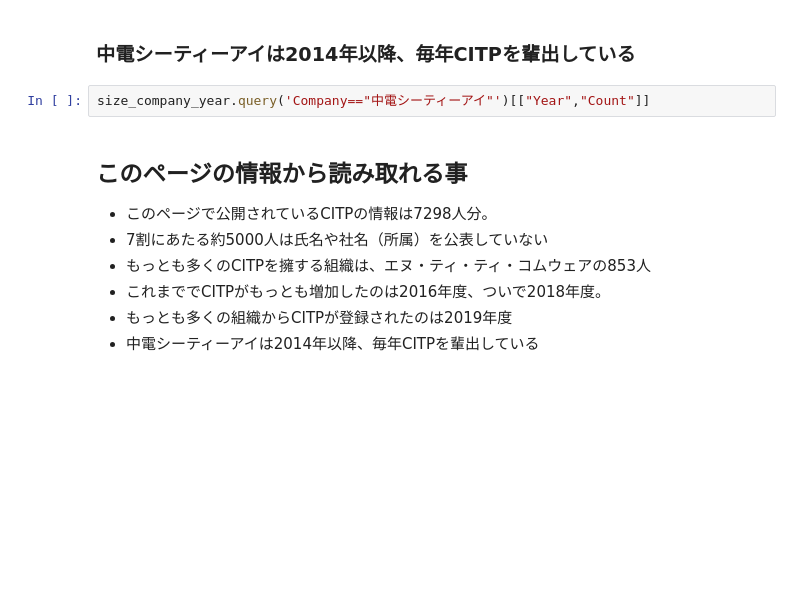
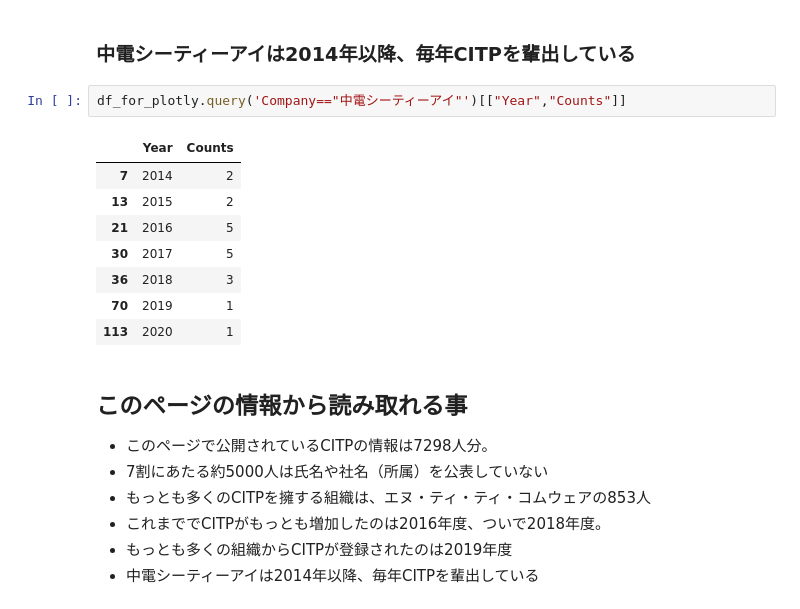
Before and after one commit to dgakane/citp-report2021, a Jupyter notebook: analyze-citp-holder-list.ipynb, the cells around one changed output. Saved outputs shown, nothing was run; the diff lists cells and outputs as text; blank space fills up the shorter version.

```diff
--- a/analyze-citp-holder-list.ipynb
+++ b/analyze-citp-holder-list.ipynb
@@ -401,7 +409,16 @@ NameError: name 'size_company_year' is not defined
 # %% [markdown]
 ### 中電シーティーアイは2014年以降、毎年CITPを輩出している
 # %%
-size_company_year.query('Company=="中電シーティーアイ"')[["Year","Count"]]
+df_for_plotly.query('Company=="中電シーティーアイ"')[["Year","Counts"]]
+# %% [output]
+|  | Year | Counts |
+| 7 | 2014 | 2 |
+| 13 | 2015 | 2 |
+| 21 | 2016 | 5 |
+| 30 | 2017 | 5 |
+| 36 | 2018 | 3 |
+| 70 | 2019 | 1 |
+| 113 | 2020 | 1 |
 # %% [markdown]
 ## このページの情報から読み取れる事
 
```
Also changed, not shown: parts of 2 cells of this notebook.
